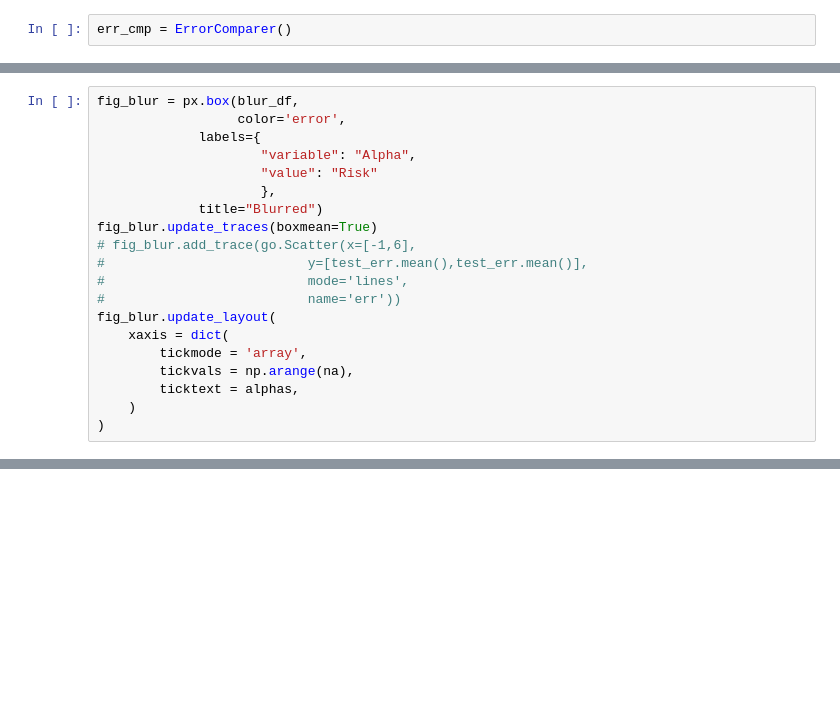
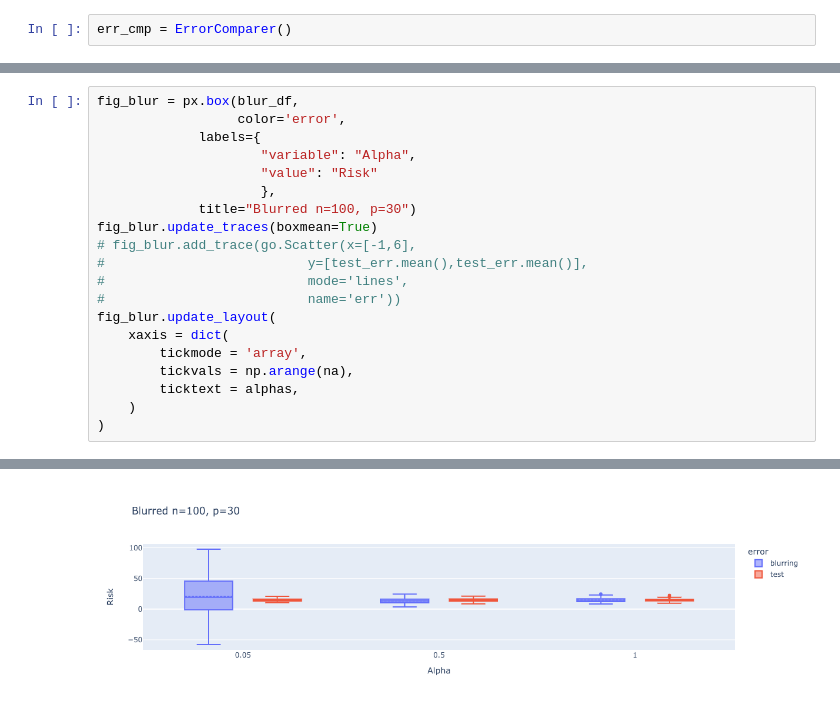
Before and after one commit to kevinbfry/StructuredPredictionError, a Jupyter notebook: BlurLasso.ipynb, the cells around one changed output, grey strips where cells are left out. Saved outputs shown, nothing was run; the diff lists cells and outputs as text; blank space fills up the shorter version.

```diff
--- a/BlurLasso.ipynb
+++ b/BlurLasso.ipynb
@@ -56,7 +71,7 @@ fig_blur = px.box(blur_df,
                      "variable": "Alpha",
                      "value": "Risk"
                      },
-             title="Blurred")
+             title="Blurred n=100, p=30")
 fig_blur.update_traces(boxmean=True)
 # fig_blur.add_trace(go.Scatter(x=[-1,6],
 #                          y=[test_err.mean(),test_err.mean()],
@@ -69,3 +84,4 @@ fig_blur.update_layout(
         ticktext = alphas,
     )
 )
+# %% [output]
@@ -72,3 +89,4 @@ fig_blur.update_layout(
+[figure, added]
 # %%
 alphas = [0.05, 0.5, 1.]#0.05, 0.1, 0.2, 0.5, 0.8, 1.]
 na = len(alphas)
```
Also changed, not shown: parts of 9 cells of this notebook, 5 other files.
